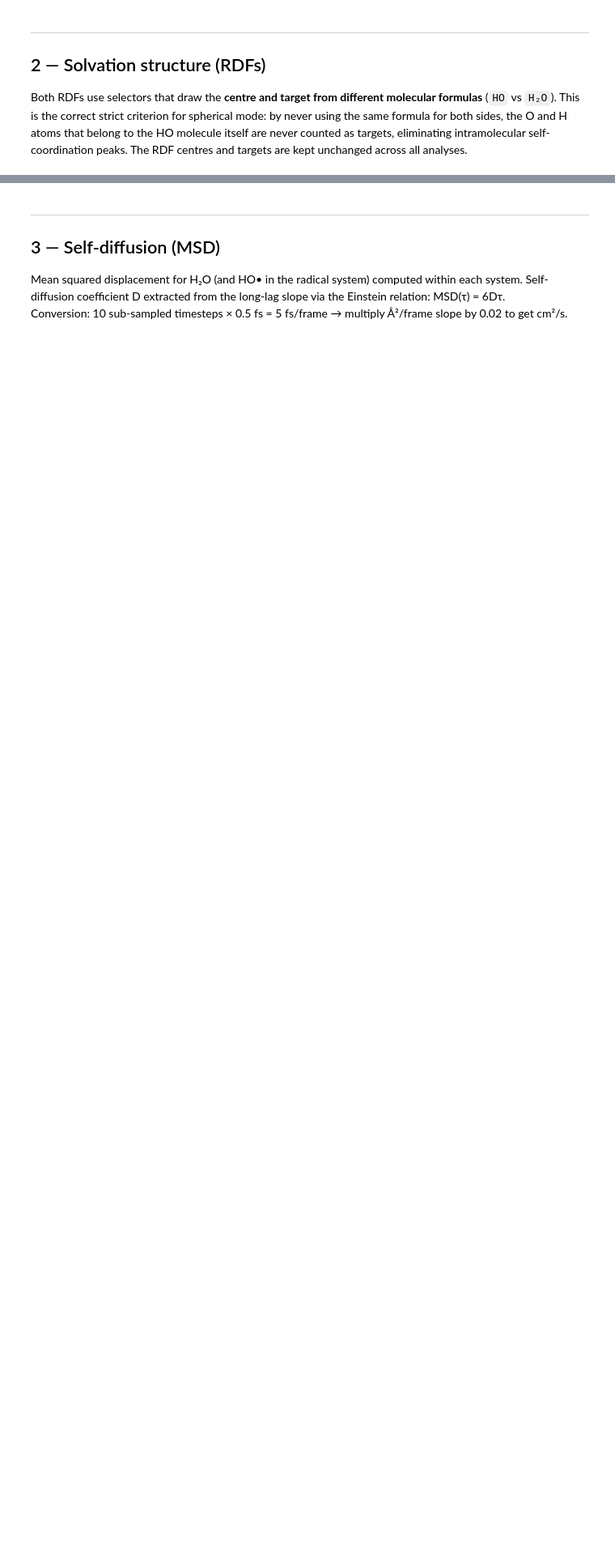
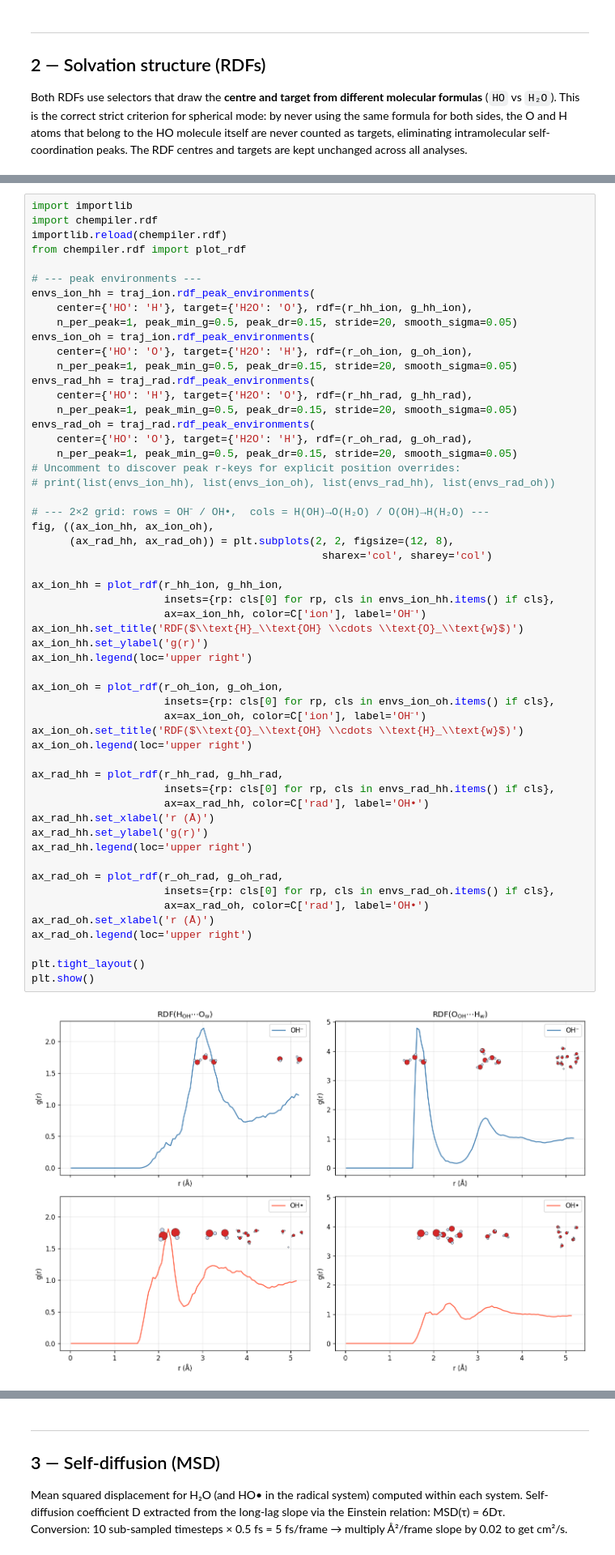
Before and after one commit to viktorsvahn/water, a Jupyter notebook: oh_comparison.ipynb, the cells around one changed output, grey strips where cells are left out. Shown at 81% size. Drawn from its saved outputs; the diff is of its cells as text; blank space fills up the shorter version.

```diff
--- a/oh_comparison.ipynb
+++ b/oh_comparison.ipynb
@@ -184,3 +209,60 @@ plt.show()
+# %%
+import importlib
+import chempiler.rdf
+importlib.reload(chempiler.rdf)
+from chempiler.rdf import plot_rdf
+
+# --- peak environments ---
+envs_ion_hh = traj_ion.rdf_peak_environments(
+    center={'HO': 'H'}, target={'H2O': 'O'}, rdf=(r_hh_ion, g_hh_ion),
+    n_per_peak=1, peak_min_g=0.5, peak_dr=0.15, stride=20, smooth_sigma=0.05)
+envs_ion_oh = traj_ion.rdf_peak_environments(
+    center={'HO': 'O'}, target={'H2O': 'H'}, rdf=(r_oh_ion, g_oh_ion),
+    n_per_peak=1, peak_min_g=0.5, peak_dr=0.15, stride=20, smooth_sigma=0.05)
+envs_rad_hh = traj_rad.rdf_peak_environments(
+    center={'HO': 'H'}, target={'H2O': 'O'}, rdf=(r_hh_rad, g_hh_rad),
+    n_per_peak=1, peak_min_g=0.5, peak_dr=0.15, stride=20, smooth_sigma=0.05)
+envs_rad_oh = traj_rad.rdf_peak_environments(
+    center={'HO': 'O'}, target={'H2O': 'H'}, rdf=(r_oh_rad, g_oh_rad),
+    n_per_peak=1, peak_min_g=0.5, peak_dr=0.15, stride=20, smooth_sigma=0.05)
+# Uncomment to discover peak r-keys for explicit position overrides:
+# print(list(envs_ion_hh), list(envs_ion_oh), list(envs_rad_hh), list(envs_rad_oh))
+
+# --- 2×2 grid: rows = OH⁻ / OH•,  cols = H(OH)→O(H₂O) / O(OH)→H(H₂O) ---
+fig, ((ax_ion_hh, ax_ion_oh),
+      (ax_rad_hh, ax_rad_oh)) = plt.subplots(2, 2, figsize=(12, 8),
+                                              sharex='col', sharey='col')
+
+ax_ion_hh = plot_rdf(r_hh_ion, g_hh_ion,
+                     insets={rp: cls[0] for rp, cls in envs_ion_hh.items() if cls},
+                     ax=ax_ion_hh, color=C['ion'], label='OH⁻')
+ax_ion_hh.set_title('RDF($\\text{H}_\\text{OH} \\cdots \\text{O}_\\text{w}$)')
+ax_ion_hh.set_ylabel('g(r)')
+ax_ion_hh.legend(loc='upper right')
+
+ax_ion_oh = plot_rdf(r_oh_ion, g_oh_ion,
+                     insets={rp: cls[0] for rp, cls in envs_ion_oh.items() if cls},
+                     ax=ax_ion_oh, color=C['ion'], label='OH⁻')
+ax_ion_oh.set_title('RDF($\\text{O}_\\text{OH} \\cdots \\text{H}_\\text{w}$)')
+ax_ion_oh.legend(loc='upper right')
+
+ax_rad_hh = plot_rdf(r_hh_rad, g_hh_rad,
+                     insets={rp: cls[0] for rp, cls in envs_rad_hh.items() if cls},
+                     ax=ax_rad_hh, color=C['rad'], label='OH•')
+ax_rad_hh.set_xlabel('r (Å)')
+ax_rad_hh.set_ylabel('g(r)')
+ax_rad_hh.legend(loc='upper right')
+
+ax_rad_oh = plot_rdf(r_oh_rad, g_oh_rad,
+                     insets={rp: cls[0] for rp, cls in envs_rad_oh.items() if cls},
+                     ax=ax_rad_oh, color=C['rad'], label='OH•')
+ax_rad_oh.set_xlabel('r (Å)')
+ax_rad_oh.legend(loc='upper right')
+
+plt.tight_layout()
+plt.show()
+# %% [output]
+[figure, added]
 # %%
 header = '{:<18} {:<6} {:>10} {:>10} {:>8}'.format('RDF', 'System', 'Peak (Å)', 'Min (Å)', 'CN')
 print(header)
```
Also changed, not shown: parts of 14 cells of this notebook.
